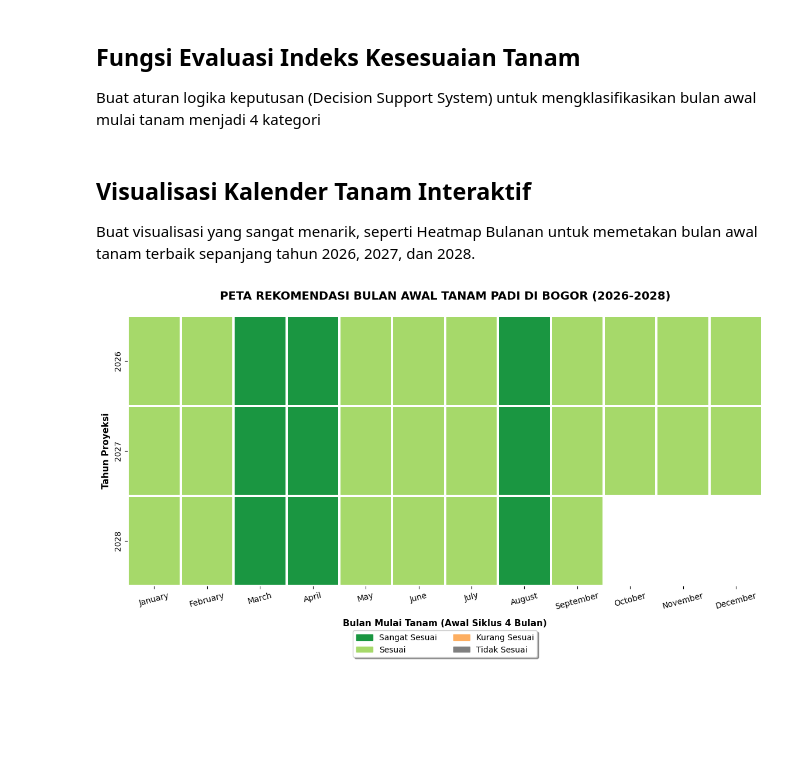
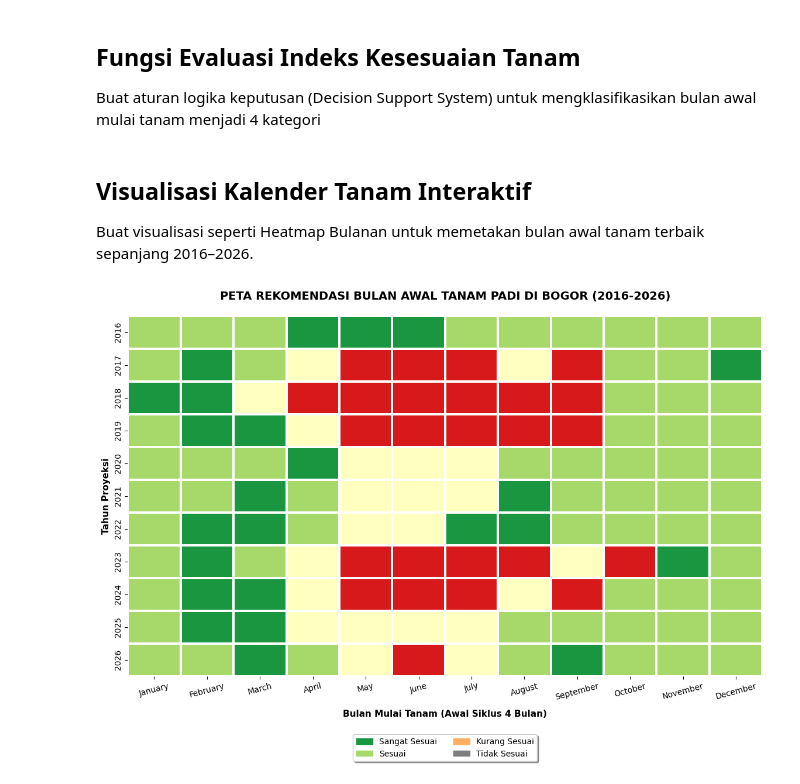
Before and after one commit to AghnatHs/climate-forecasting-support-for-planting-calendar-daming2026-k1p6, a Jupyter notebook: 05_Planting_Suitability_Mapping.ipynb, the cells around one changed output. Drawn from its saved outputs; the diff is of its cells as text; code cells hidden in the pictures; blank space fills up the shorter version.

```diff
--- a/05_Planting_Suitability_Mapping.ipynb
+++ b/05_Planting_Suitability_Mapping.ipynb
@@ -10,7 +10,7 @@ import seaborn as sns
 # 1. Load data hasil peramalan
 # index_col=0: menggunakan kolom pertama (yang namanya kosong) sebagai index
 # parse_dates=True: otomatis membaca teks tanggal menjadi tipe data Datetime
-df_forecast = pd.read_csv('dataset/forecasted_climate_2026_2028.csv', index_col=0, parse_dates=True)
+df_forecast = pd.read_csv('dataset/forecasted_climate_2016_2026.csv', index_col=0, parse_dates=True)
 
 # 2. Beri nama index-nya secara manual agar rapi di dalam Python
 df_forecast.index.name = 'time'
@@ -120,7 +120,7 @@ df_cycle['Kesesuaian_Tanam'] = df_cycle.apply(hitung_kesesuaian_padi, axis=1)
 # %% [markdown]
 ## Visualisasi Kalender Tanam Interaktif
 
-Buat visualisasi yang sangat menarik, seperti Heatmap Bulanan untuk memetakan bulan awal tanam terbaik sepanjang tahun 2026, 2027, dan 2028.
+Buat visualisasi seperti Heatmap Bulanan untuk memetakan bulan awal tanam terbaik sepanjang 2016–2026.
 # %%
 import matplotlib.patches as mpatches
 from matplotlib.colors import ListedColormap
@@ -151,7 +151,7 @@ nama_bulan = ['January', 'February', 'March', 'April', 'May', 'June', 'July', 'A
 heatmap_data = heatmap_data.reindex(columns=nama_bulan)
 
 # 3. Plot Heatmap (Tanpa angka di dalam kotak untuk estetika yang bersih)
-plt.figure(figsize=(14, 6))
+plt.figure(figsize=(14, 8))
 ax = sns.heatmap(
     heatmap_data,
     cmap=custom_cmap,
@@ -168,32 +168,32 @@ legend_labels = {
     'Sesuai': '#a6d96a',
     'Kurang Sesuai': '#ffffbf',
     'Kurang Sesuai': '#fdae61',
     'Tidak Sesuai': '#d7191c',
     'Tidak Sesuai': '#7f7f7f'
 }
 
 # Membuat kotak warna untuk legenda
 patches = [mpatches.Patch(color=color, label=label) for label, color in legend_labels.items()]
 
 # Meletakkan legenda di bawah heatmap agar tidak menghalangi grafik
 plt.legend(
     handles=patches,
     bbox_to_anchor=(0.5, -0.15),
     loc='upper center',
     ncol=2,
     fontsize=10,
     frameon=True,
     shadow=True
 )
 
 # Konfigurasi Teks
-plt.title('PETA REKOMENDASI BULAN AWAL TANAM PADI DI BOGOR (2026-2028)', fontsize=14, fontweight='bold', pad=20)
+plt.title('PETA REKOMENDASI BULAN AWAL TANAM PADI DI BOGOR (2016-2026)', fontsize=14, fontweight='bold', pad=20)
 plt.xlabel('Bulan Mulai Tanam (Awal Siklus 4 Bulan)', fontsize=11, fontweight='bold', labelpad=10)
 plt.ylabel('Tahun Proyeksi', fontsize=11, fontweight='bold')
 plt.xticks(rotation=15) # Memiringkan nama bulan agar mudah dibaca
 
 # Simpan Grafik ke Folder Gambar
 plt.savefig('images/report/planting_suitability_map.png', dpi=300, bbox_inches='tight')
 plt.show()
 # %% [output]
-[figure, old version]
+[figure, new version]
```
Also changed, not shown: parts of 2 cells of this notebook, 4 other files.
